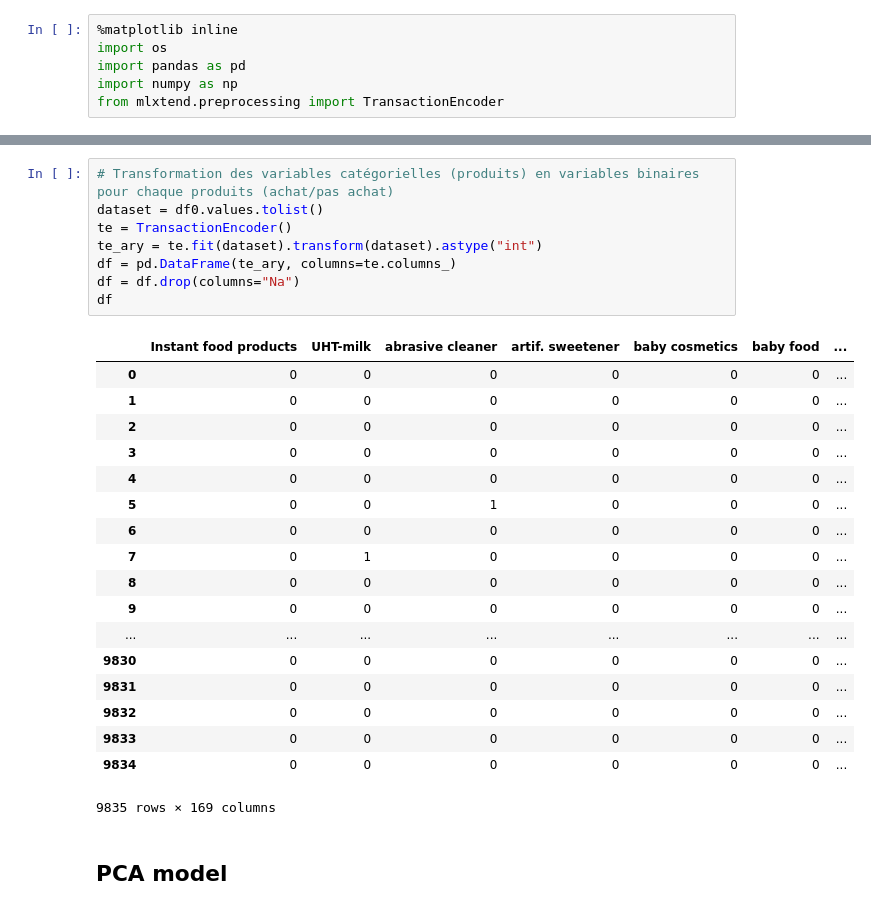
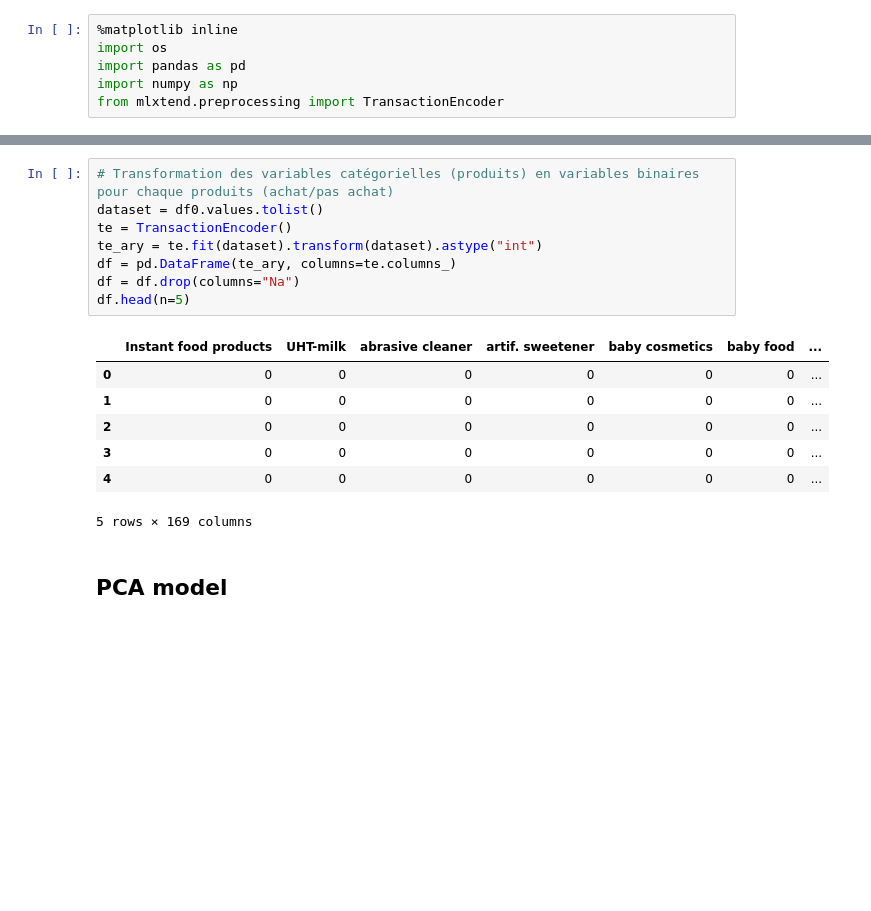
Before and after one commit to TimPaps/ApprentissageNonSupervise, a Jupyter notebook: AssociationRuleMarketBasket.ipynb, the cells around one changed output, grey strips where cells are left out. Drawn from its saved outputs; the diff is of its cells as text; blank space fills up the shorter version.

```diff
--- a/AssociationRuleMarketBasket.ipynb
+++ b/AssociationRuleMarketBasket.ipynb
@@ -41,30 +30,19 @@ df0
 # %%
 # Transformation des variables catégorielles (produits) en variables binaires pour chaque produits (achat/pas achat)
 dataset = df0.values.tolist()
 te = TransactionEncoder()
 te_ary = te.fit(dataset).transform(dataset).astype("int")
 df = pd.DataFrame(te_ary, columns=te.columns_)
 df = df.drop(columns="Na")
-df
+df.head(n=5)
 # %% [output]
 |  | Instant food products | UHT-milk | abrasive cleaner | artif. sweetener | baby cosmetics | baby food | ... |
 | 0 | 0 | 0 | 0 | 0 | 0 | 0 | ... |
 | 1 | 0 | 0 | 0 | 0 | 0 | 0 | ... |
 | 2 | 0 | 0 | 0 | 0 | 0 | 0 | ... |
 | 3 | 0 | 0 | 0 | 0 | 0 | 0 | ... |
 | 4 | 0 | 0 | 0 | 0 | 0 | 0 | ... |
-| 5 | 0 | 0 | 1 | 0 | 0 | 0 | ... |
-| 6 | 0 | 0 | 0 | 0 | 0 | 0 | ... |
-| 7 | 0 | 1 | 0 | 0 | 0 | 0 | ... |
-| 8 | 0 | 0 | 0 | 0 | 0 | 0 | ... |
-| 9 | 0 | 0 | 0 | 0 | 0 | 0 | ... |
-| ... | ... | ... | ... | ... | ... | ... | ... |
-| 9830 | 0 | 0 | 0 | 0 | 0 | 0 | ... |
-| 9831 | 0 | 0 | 0 | 0 | 0 | 0 | ... |
-| 9832 | 0 | 0 | 0 | 0 | 0 | 0 | ... |
-| 9833 | 0 | 0 | 0 | 0 | 0 | 0 | ... |
-| 9834 | 0 | 0 | 0 | 0 | 0 | 0 | ... |
-9835 rows × 169 columns
+5 rows × 169 columns
 # %% [markdown]
 ## PCA model
 # %%
```
Also changed, not shown: parts of 1 cell of this notebook, 8 other files.
